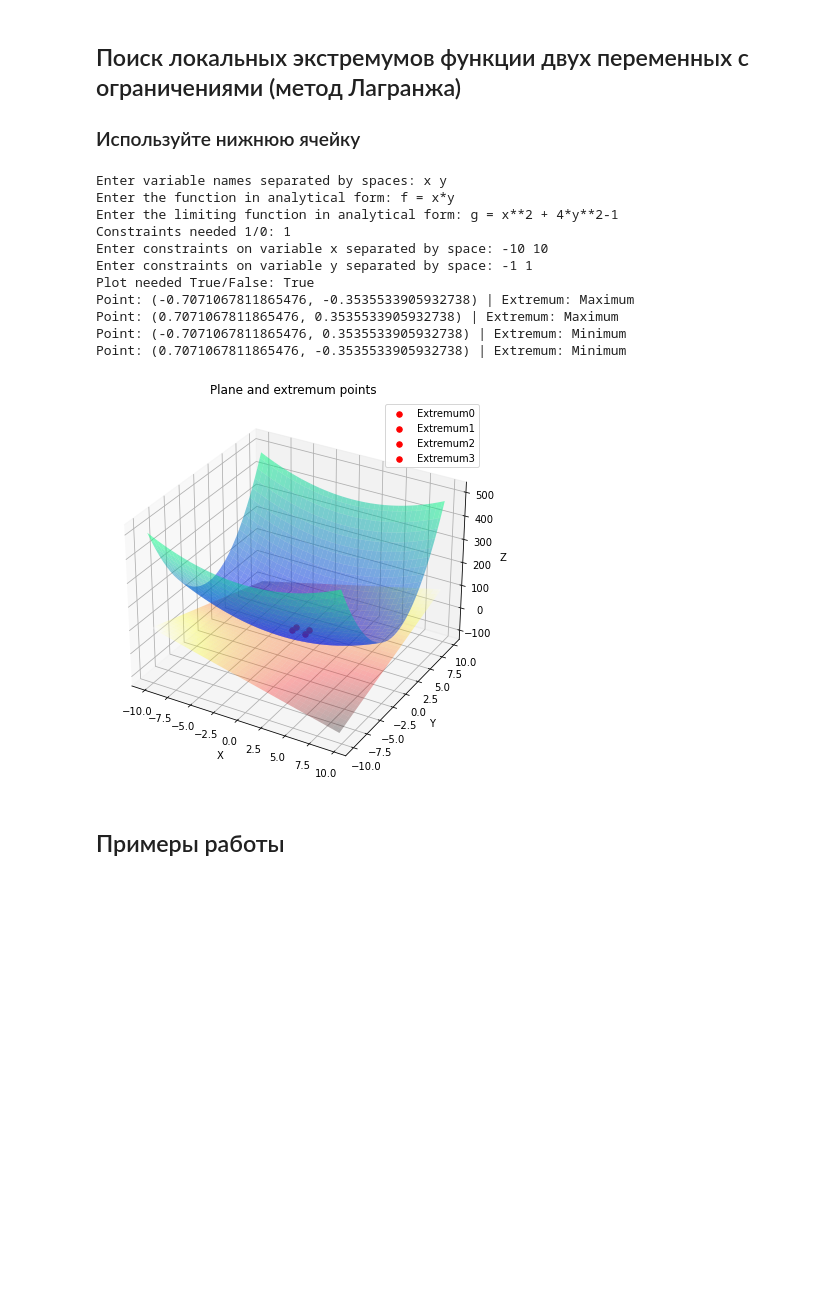
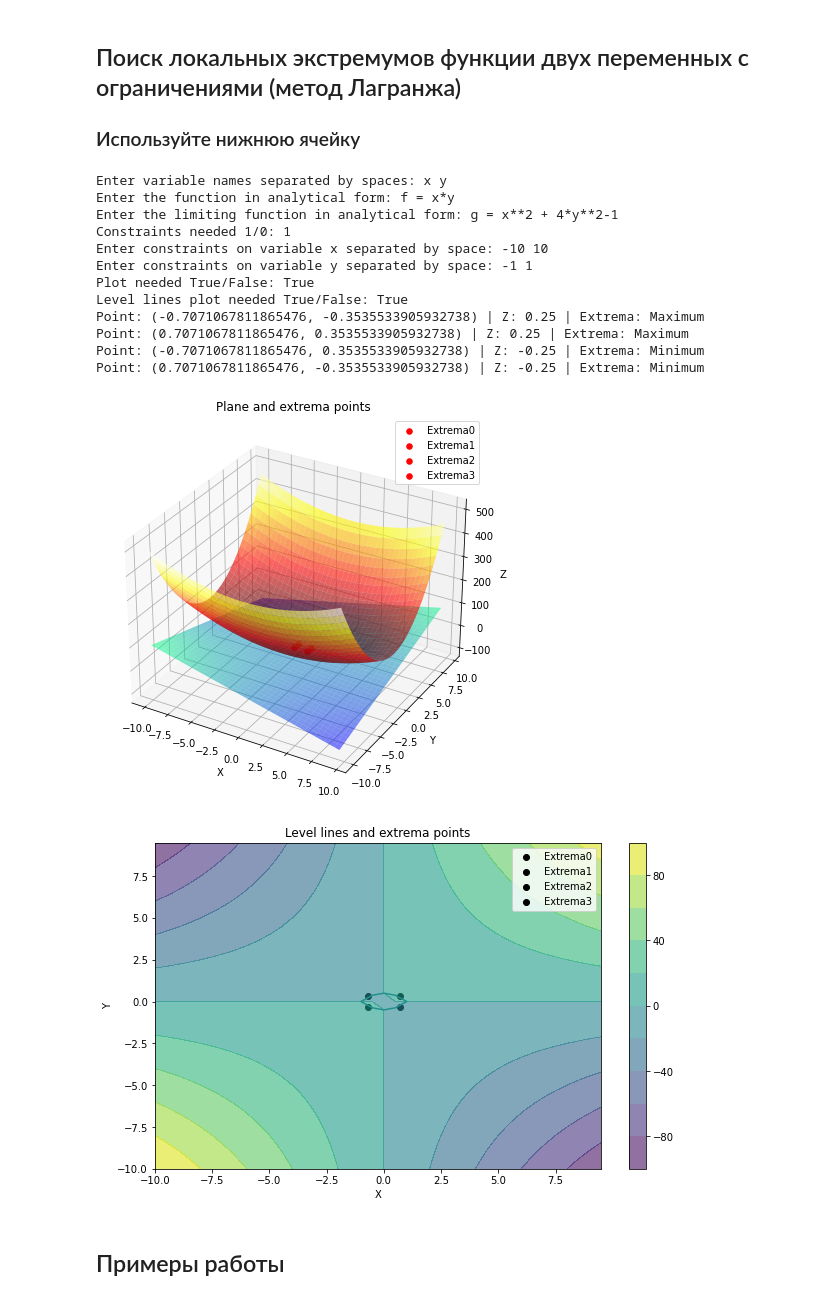
Before and after one commit to M1croZavr/ML_opt, a Jupyter notebook: twovarextremas/User interface notebook.ipynb, the cells around one changed output. Saved outputs shown, nothing was run; the diff lists cells and outputs as text; code cells hidden in the pictures; blank space fills up the shorter version.

```diff
--- a/twovarextremas/User interface notebook.ipynb
+++ b/twovarextremas/User interface notebook.ipynb
@@ -32,26 +35,29 @@ Point: (1.0, 0.0) | Extremum: saddle point
 # %%
 vars_ = input('Enter variable names separated by spaces: ').split()
 f_analytic = input('Enter the function in analytical form: f = ')
 f_c = input('Enter the limiting function in analytical form: g = ')
 constraints = [] if input('Constraints needed 1/0: ').strip() == '1' else None
 if constraints == []:
     constraints.append(tuple(map(lambda x: int(x.strip()), input('Enter constraints on variable x separated by space: ').split())))
     constraints.append(tuple(map(lambda x: int(x.strip()), input('Enter constraints on variable y separated by space: ').split())))
-plot_flag = eval(input('Plot needed True/False: ').strip().lower().capitalize())
-find_extrema.find_lagrange_2var(vars_, f_analytic, f_c, constraints, plot_flag)
+plot1_flag = eval(input('Plot needed True/False: ').strip().lower().capitalize())
+plot2_flag = eval(input('Level lines plot needed True/False: ').strip().lower().capitalize())
+find_extrema.find_lagrange_2var(vars_, f_analytic, f_c, constraints, plot1_flag, plot2_flag)
 # %% [output]
 Enter variable names separated by spaces: x y
 Enter the function in analytical form: f = x*y
 Enter the limiting function in analytical form: g = x**2 + 4*y**2-1
 Constraints needed 1/0: 1
 Enter constraints on variable x separated by space: -10 10
 Enter constraints on variable y separated by space: -1 1
 Plot needed True/False: True
-Point: (-0.7071067811865476, -0.3535533905932738) | Extremum: Maximum
-Point: (0.7071067811865476, 0.3535533905932738) | Extremum: Maximum
-Point: (-0.7071067811865476, 0.3535533905932738) | Extremum: Minimum
-Point: (0.7071067811865476, -0.3535533905932738) | Extremum: Minimum
+Level lines plot needed True/False: True
+Point: (-0.7071067811865476, -0.3535533905932738) | Z: 0.25 | Extrema: Maximum
+Point: (0.7071067811865476, 0.3535533905932738) | Z: 0.25 | Extrema: Maximum
+Point: (-0.7071067811865476, 0.3535533905932738) | Z: -0.25 | Extrema: Minimum
+Point: (0.7071067811865476, -0.3535533905932738) | Z: -0.25 | Extrema: Minimum
-[figure, old version]
+[figure, new version]
+[figure, added]
 # %% [markdown]
 ## Примеры работы
 # %%
```
Also changed, not shown: parts of 4 cells of this notebook, 2 other files.
